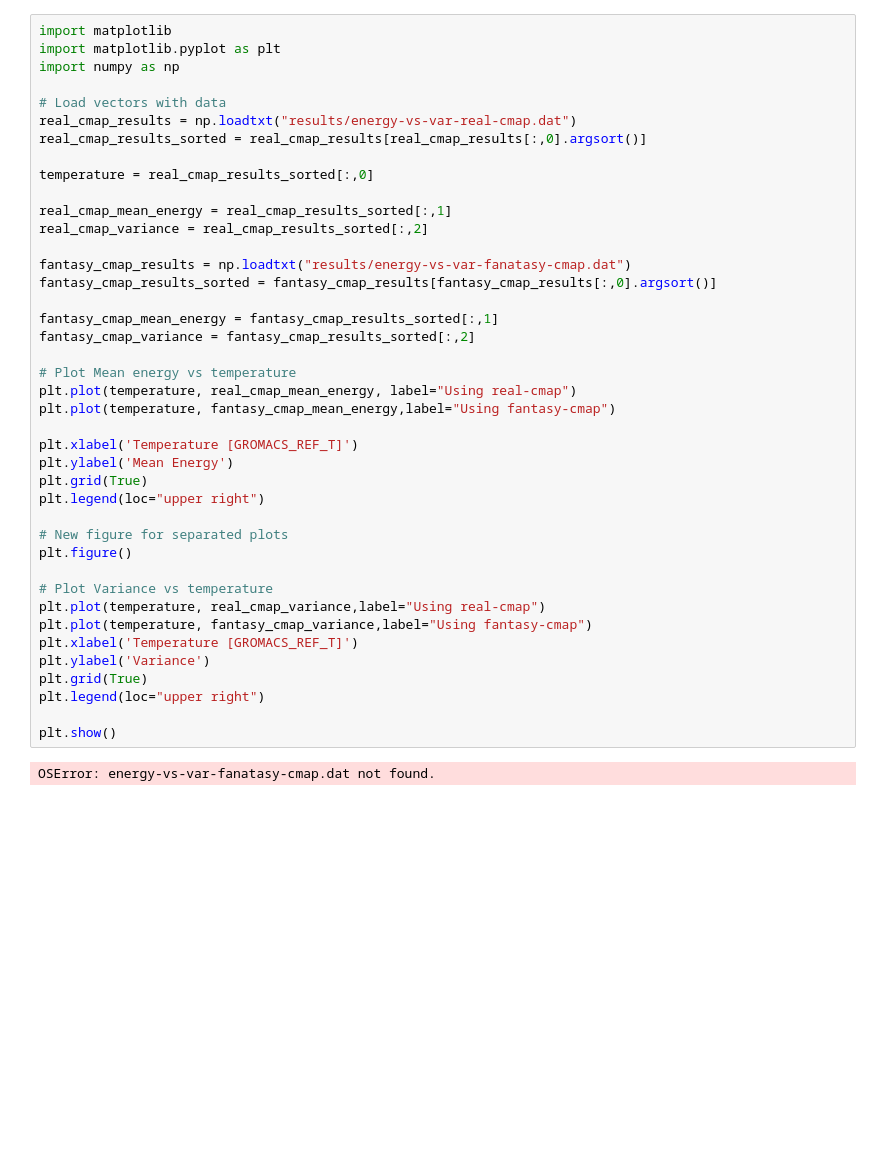
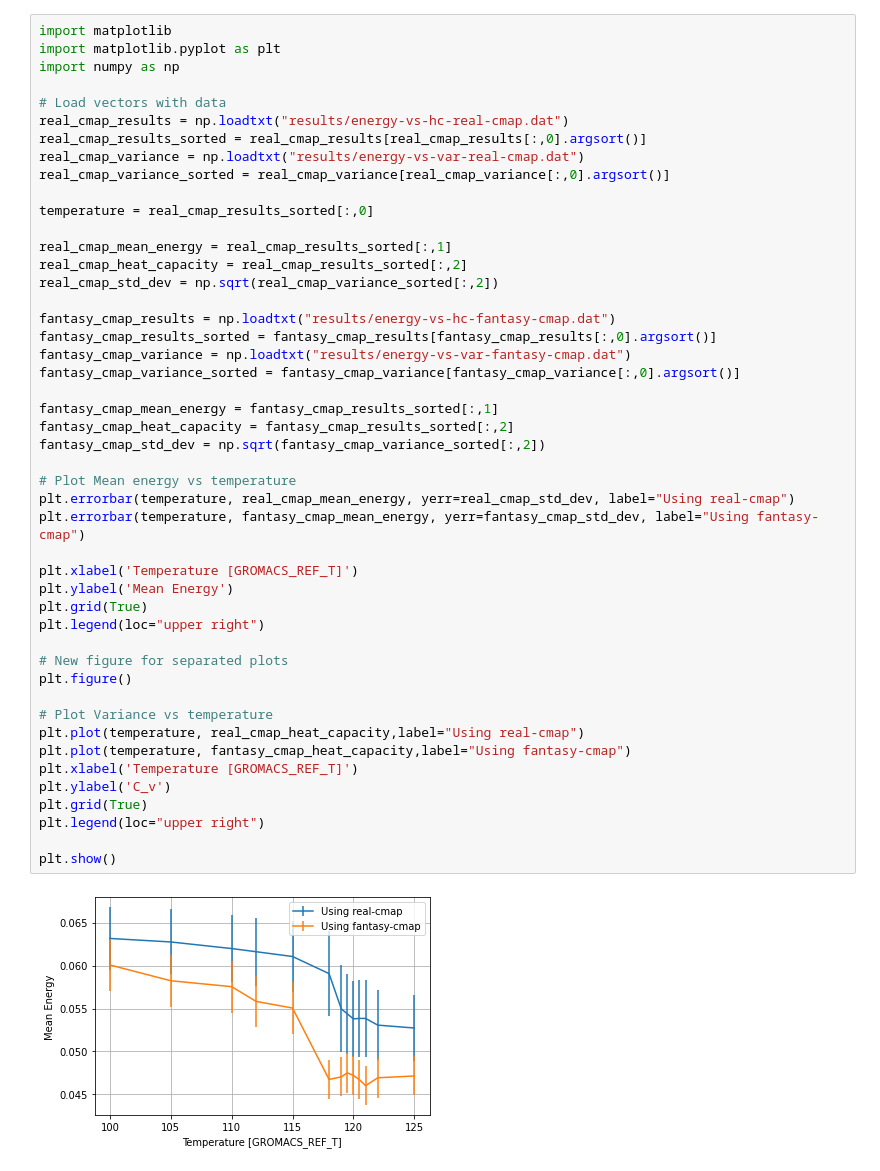
Before and after one commit to mattbona/protein-RBM, a Jupyter notebook: rbm/Gprotein_rbm.ipynb, the cells around one changed output. Saved outputs shown, nothing was run; the diff lists cells and outputs as text; blank space fills up the shorter version.

```diff
--- a/rbm/Gprotein_rbm.ipynb
+++ b/rbm/Gprotein_rbm.ipynb
@@ -23,40 +31,46 @@ import matplotlib.pyplot as plt
 import numpy as np
 
 # Load vectors with data
-real_cmap_results = np.loadtxt("results/energy-vs-var-real-cmap.dat")
+real_cmap_results = np.loadtxt("results/energy-vs-hc-real-cmap.dat")
 real_cmap_results_sorted = real_cmap_results[real_cmap_results[:,0].argsort()]
+real_cmap_variance = np.loadtxt("results/energy-vs-var-real-cmap.dat")
+real_cmap_variance_sorted = real_cmap_variance[real_cmap_variance[:,0].argsort()]
 
 temperature = real_cmap_results_sorted[:,0]
 
 real_cmap_mean_energy = real_cmap_results_sorted[:,1]
-real_cmap_variance = real_cmap_results_sorted[:,2]
+real_cmap_heat_capacity = real_cmap_results_sorted[:,2]
+real_cmap_std_dev = np.sqrt(real_cmap_variance_sorted[:,2])
 
-fantasy_cmap_results = np.loadtxt("results/energy-vs-var-fanatasy-cmap.dat")
+fantasy_cmap_results = np.loadtxt("results/energy-vs-hc-fantasy-cmap.dat")
 fantasy_cmap_results_sorted = fantasy_cmap_results[fantasy_cmap_results[:,0].argsort()]
+fantasy_cmap_variance = np.loadtxt("results/energy-vs-var-fantasy-cmap.dat")
+fantasy_cmap_variance_sorted = fantasy_cmap_variance[fantasy_cmap_variance[:,0].argsort()]
 
 fantasy_cmap_mean_energy = fantasy_cmap_results_sorted[:,1]
-fantasy_cmap_variance = fantasy_cmap_results_sorted[:,2]
+fantasy_cmap_heat_capacity = fantasy_cmap_results_sorted[:,2]
+fantasy_cmap_std_dev = np.sqrt(fantasy_cmap_variance_sorted[:,2])
 
 # Plot Mean energy vs temperature
-plt.plot(temperature, real_cmap_mean_energy, label="Using real-cmap")
-plt.plot(temperature, fantasy_cmap_mean_energy,label="Using fantasy-cmap")
+plt.errorbar(temperature, real_cmap_mean_energy, yerr=real_cmap_std_dev, label="Using real-cmap")
+plt.errorbar(temperature, fantasy_cmap_mean_energy, yerr=fantasy_cmap_std_dev, label="Using fantasy-cmap")
 
 plt.xlabel('Temperature [GROMACS_REF_T]')
 plt.ylabel('Mean Energy')
 plt.grid(True)
 plt.legend(loc="upper right")
 
 # New figure for separated plots
 plt.figure()
 
 # Plot Variance vs temperature
-plt.plot(temperature, real_cmap_variance,label="Using real-cmap")
-plt.plot(temperature, fantasy_cmap_variance,label="Using fantasy-cmap")
+plt.plot(temperature, real_cmap_heat_capacity,label="Using real-cmap")
+plt.plot(temperature, fantasy_cmap_heat_capacity,label="Using fantasy-cmap")
 plt.xlabel('Temperature [GROMACS_REF_T]')
-plt.ylabel('Variance')
+plt.ylabel('C_v')
 plt.grid(True)
 plt.legend(loc="upper right")
 
 plt.show()
 # %% [output]
-OSError: energy-vs-var-fanatasy-cmap.dat not found.
+[figure, added]
```
Also changed, not shown: parts of 2 cells of this notebook.
